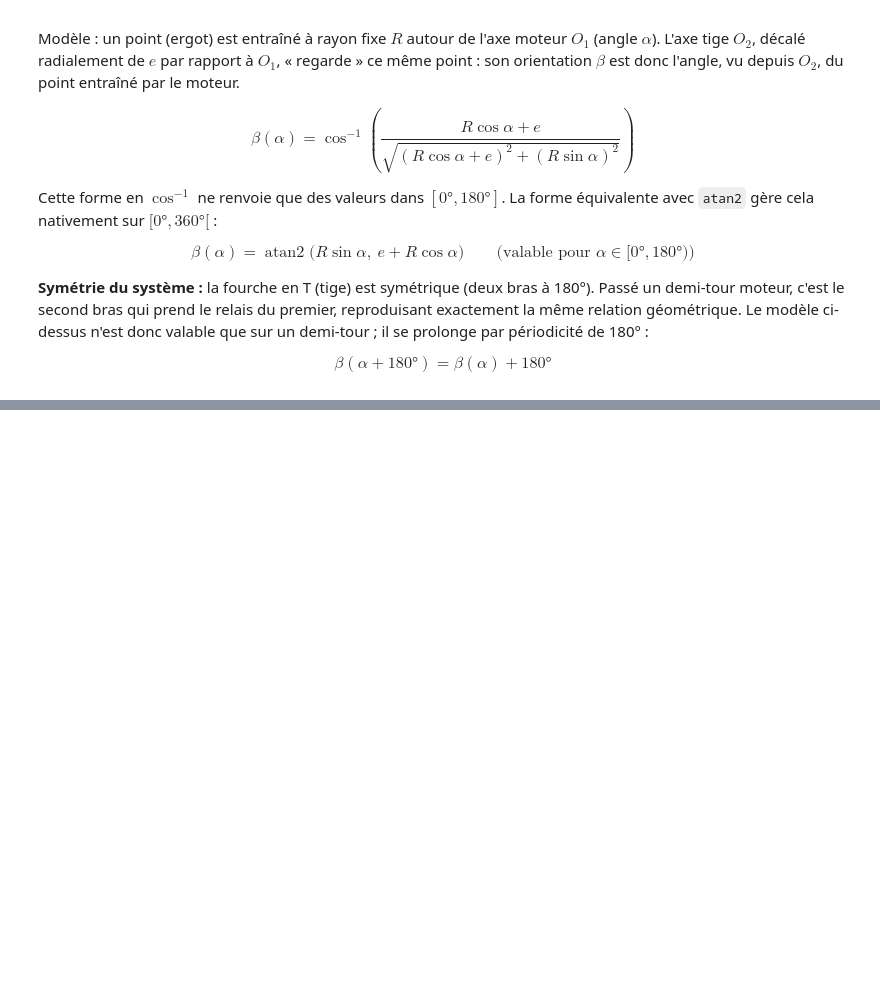
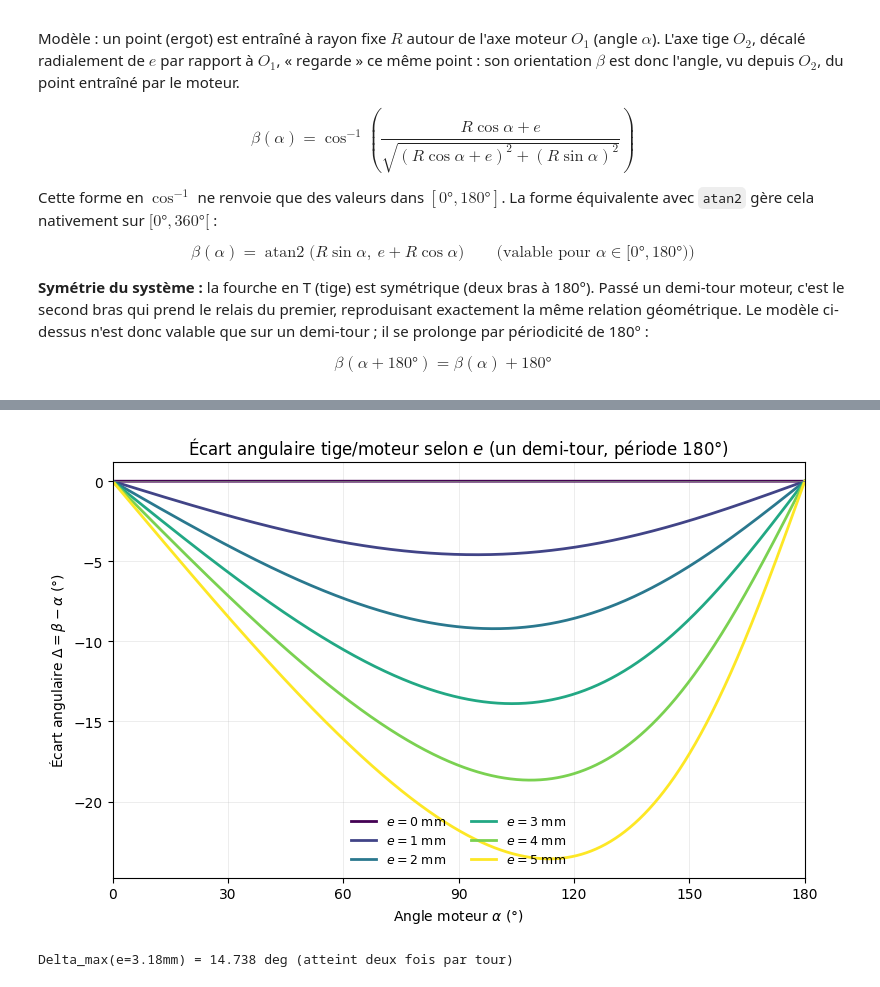
Before and after one commit to quinche-colin/template-tb, a Jupyter notebook: assets/code/Implementation/plot_angles_accouplement.ipynb, the cells around one changed output, grey strips where cells are left out. Drawn from its saved outputs; the diff is of its cells as text; code cells hidden in the pictures; blank space fills up the shorter version.

```diff
--- a/assets/code/Implementation/plot_angles_accouplement.ipynb
+++ b/assets/code/Implementation/plot_angles_accouplement.ipynb
@@ -157,29 +163,31 @@ plt.show()
 # %%
 # Figure 2b : ecart angulaire tige/moteur selon alpha, pour plusieurs valeurs de e (0 a 5 mm)
-# Periode de 180 deg (et non 360 deg) : le motif se repete a l'identique tous les demi-tours,
-# consequence directe de la symetrie de la fourche en T (deux bras a 180 deg).
+# Limite a [0,180 deg] (periode 180 deg, symetrie de la fourche en T) : le motif se repete a
+# l'identique tous les demi-tours, un seul suffit a le representer.
 fig, ax2 = plt.subplots(figsize=(8, 5.2))
 
 for e, c in zip(e_values, colors):
-    beta_deg = np.degrees(beta_of_alpha(alpha, e))
+    beta_deg = np.degrees(beta_raw(alpha, e))
     delta_deg = beta_deg - alpha_deg
     ax2.plot(alpha_deg, delta_deg, color=c, lw=2.0, label=f"$e={e}$ mm")
 
 ax2.axhline(0, color="gray", lw=0.6)
-ax2.axvline(180, color="gray", lw=0.7, ls=":")
 ax2.set_xlabel("Angle moteur $\\alpha$ (\u00b0)")
 ax2.set_ylabel("Écart angulaire $\\Delta=\\beta-\\alpha$ (\u00b0)")
-ax2.set_title("Écart angulaire tige/moteur selon $e$ (période 180°)")
-ax2.set_xlim(0, 360)
-ax2.set_xticks(range(0, 361, 45))
+ax2.set_title("Écart angulaire tige/moteur selon $e$ (un demi-tour, période 180°)")
+ax2.set_xlim(0, 180)
+ax2.set_xticks(range(0, 181, 30))
 ax2.grid(True, lw=0.4, alpha=0.4)
 ax2.legend(fontsize=9, frameon=False, ncol=2, loc="lower center")
 
 fig.tight_layout()
 fig.savefig("../../figures/Implementation/fig_delta_evolution.png", dpi=150)
 plt.show()
 
 print(f"Delta_max(e=3.18mm) = {np.degrees(np.arcsin(E/R)):.3f} deg (atteint deux fois par tour)")
+# %% [output]
+[figure, added]
+Delta_max(e=3.18mm) = 14.738 deg (atteint deux fois par tour)
 # %%
 # Figure 3 : illustration de l'imprecision de mesure au desalignement limite (15 min, Mvt01)
 # Utilise beta_of_alpha (corrige, periodique de 180 deg).
```
Also changed, not shown: parts of 3 cells of this notebook, 15 other files.
